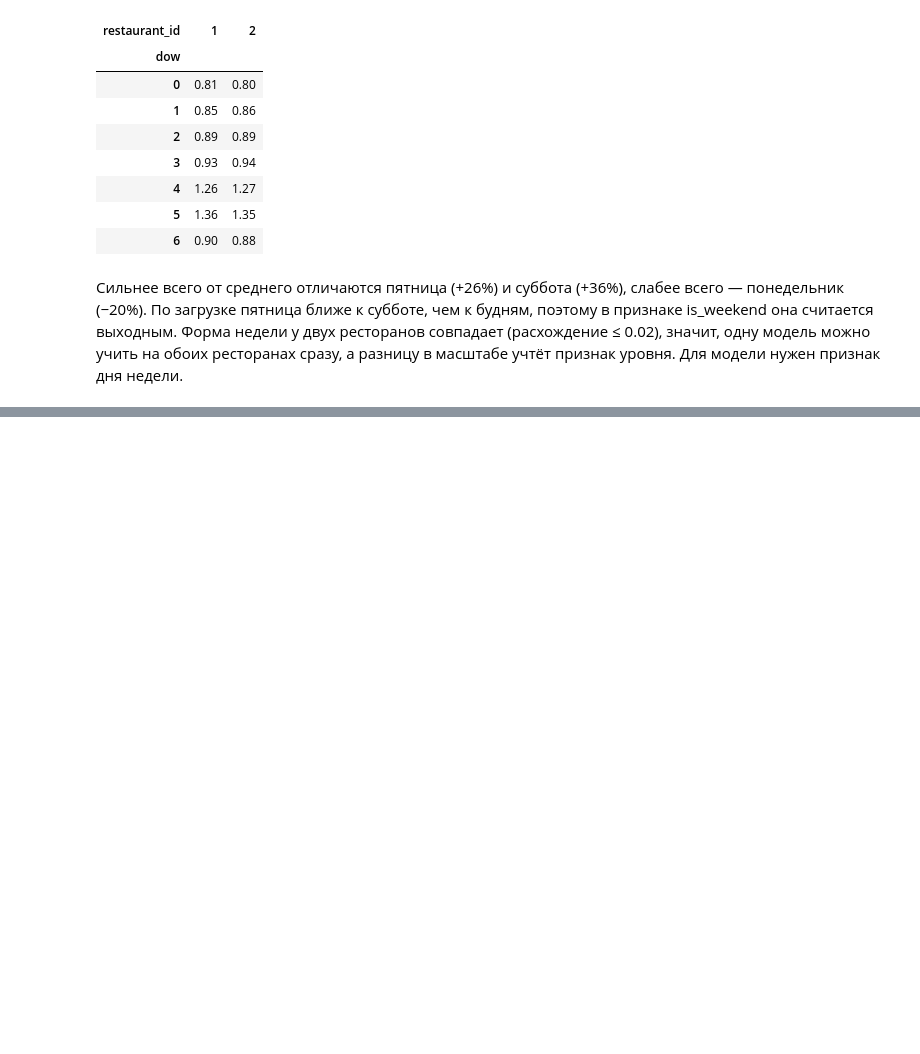
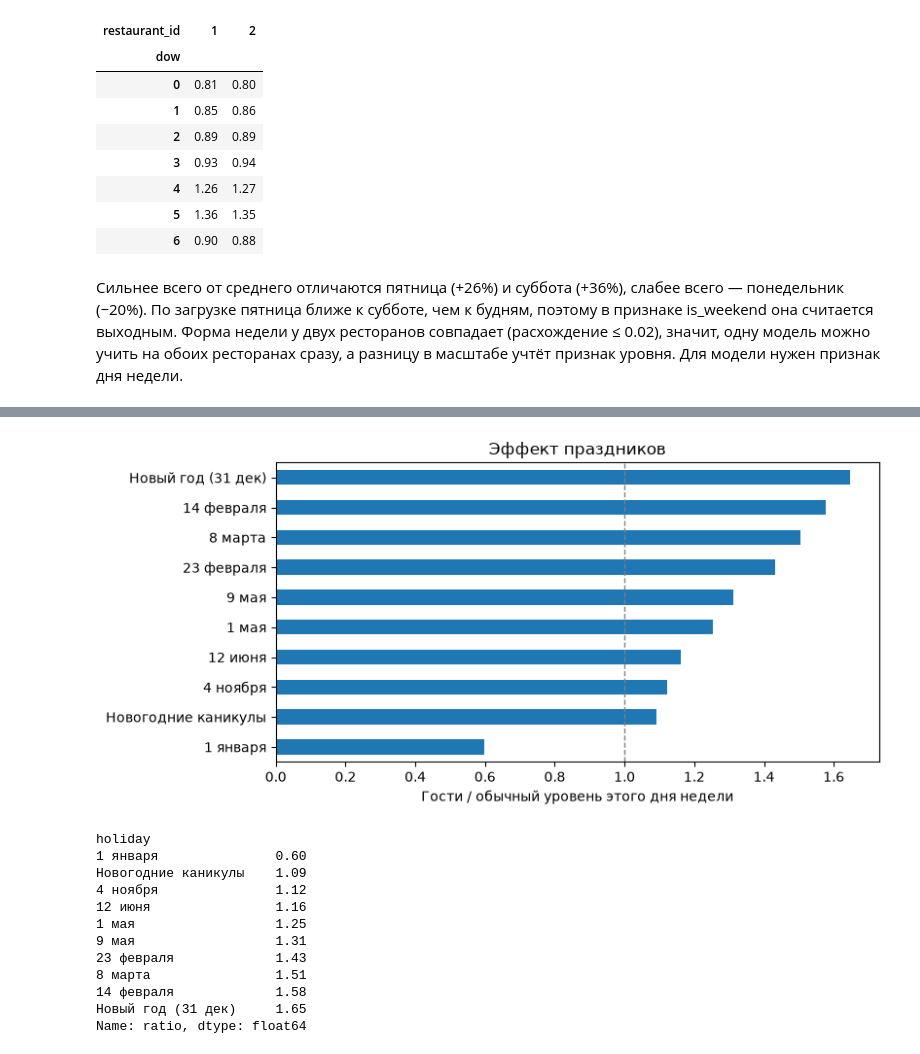
Before and after one commit to VixEDvit/coperto-forecast, a Jupyter notebook: notebooks/01_eda.ipynb, the cells around one changed output, grey strips where cells are left out. Saved outputs shown, nothing was run; the diff lists cells and outputs as text; code cells hidden in the pictures; blank space fills up the shorter version.

```diff
--- a/notebooks/01_eda.ipynb
+++ b/notebooks/01_eda.ipynb
@@ -91,0 +127,36 @@ profile.round(2)
+# %%
+from src.holidays import holiday_name
+
+open_days["holiday"] = holiday_name(open_days["date"])
+
+# «обычный уровень»: медиана того же дня недели в соседних неделях
+open_days["typical"] = open_days.groupby(["restaurant_id", "dow"])["guests"].transform(
+    lambda s: s.rolling(7, center=True, min_periods=4).median())
+open_days["ratio"] = open_days["guests"] / open_days["typical"]
+
+holiday_effect = (open_days.dropna(subset=["holiday"])
+                  .groupby("holiday")["ratio"].mean().sort_values())
+
+fig, ax = plt.subplots(figsize=(8, 4))
+holiday_effect.plot(kind="barh", ax=ax)
+ax.axvline(1, color="gray", linestyle="--", linewidth=1)
+ax.set_title("Эффект праздников")
+ax.set_xlabel("Гости / обычный уровень этого дня недели")
+ax.set_ylabel("")
+plt.show()
+
+holiday_effect.round(2)
+# %% [output]
+[figure, added]
+holiday
+1 января               0.60
+Новогодние каникулы    1.09
+4 ноября               1.12
+12 июня                1.16
+1 мая                  1.25
+9 мая                  1.31
+23 февраля             1.43
+8 марта                1.51
+14 февраля             1.58
+Новый год (31 дек)     1.65
+Name: ratio, dtype: float64
```
Also changed, not shown: parts of 9 cells of this notebook.
